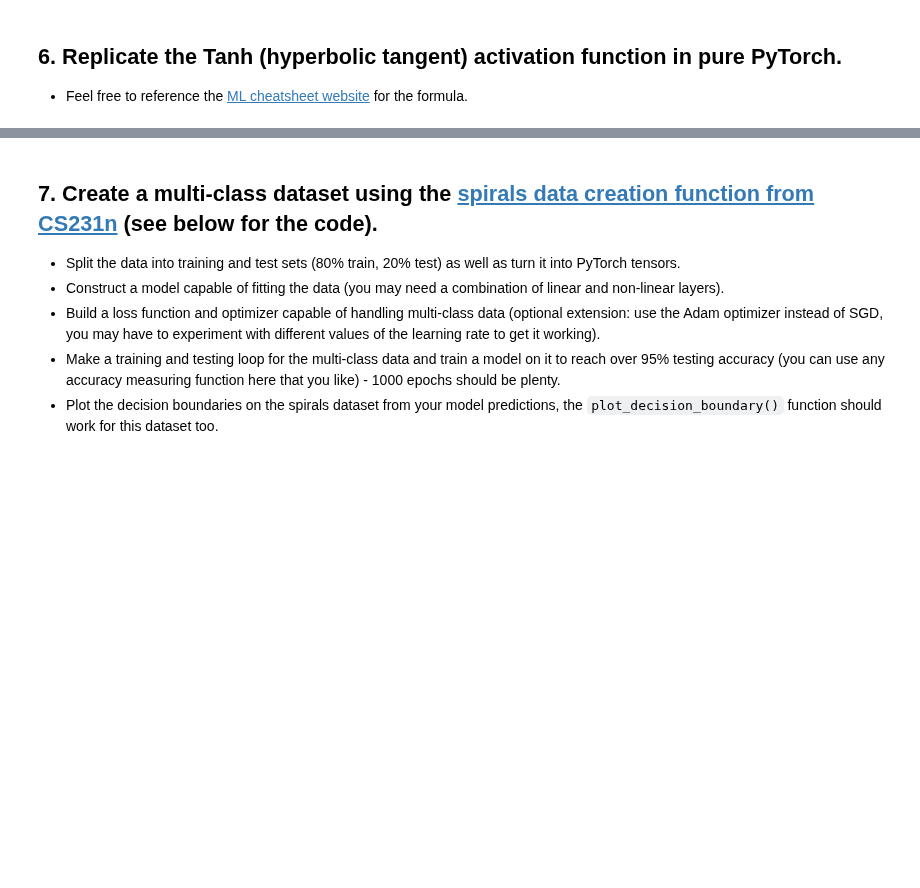
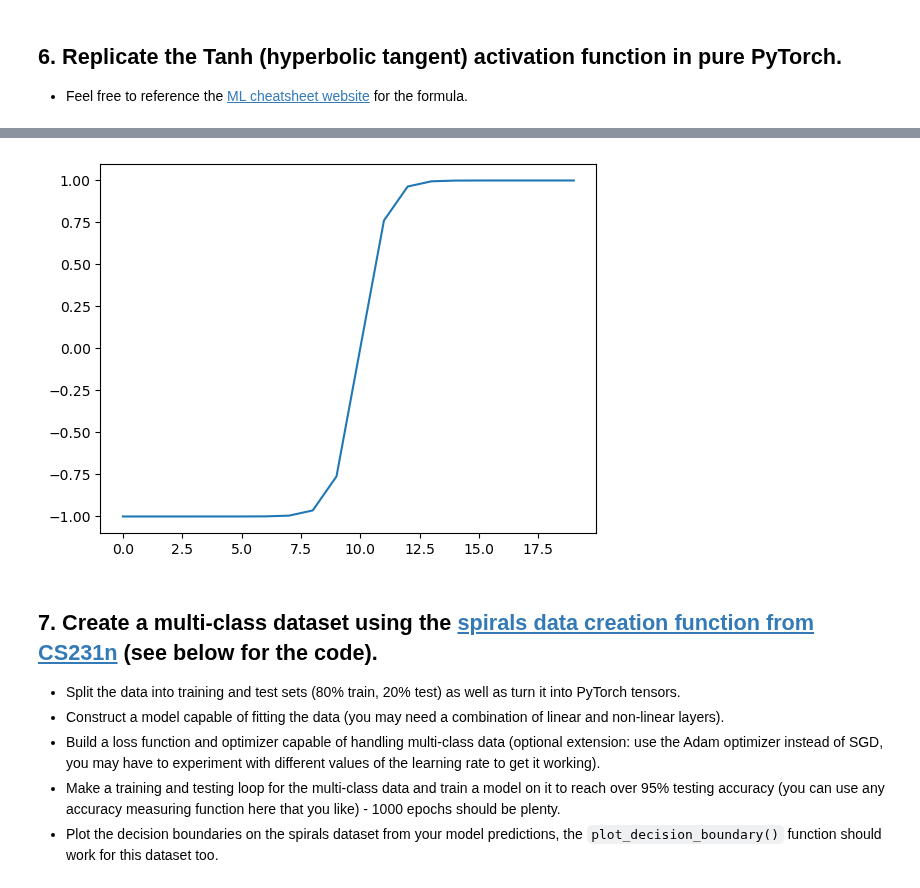
Before and after one commit to Rumit95/Pytorch-for-DL, a Jupyter notebook: pytorch-02-classification-exercises.ipynb, the cells around one changed output, grey strips where cells are left out. Saved outputs shown, nothing was run; the diff lists cells and outputs as text; code cells hidden in the pictures; blank space fills up the shorter version.

```diff
--- a/pytorch-02-classification-exercises.ipynb
+++ b/pytorch-02-classification-exercises.ipynb
@@ -309,5 +320,8 @@ def plot_decision_boundary(model, X, y):
 # %%
 # Replicate torch.tanh() and plot it
+plt.plot(torch.tanh(A));
+# %% [output]
+[figure, added]
 # %% [markdown]
 ## 7. Create a multi-class dataset using the [spirals data creation function from CS231n](https://cs231n.github.io/neural-networks-case-study/) (see below for the code).
   * Split the data into training and test sets (80% train, 20% test) as well as turn it into PyTorch tensors.
```
Also changed, not shown: parts of 11 cells of this notebook.
